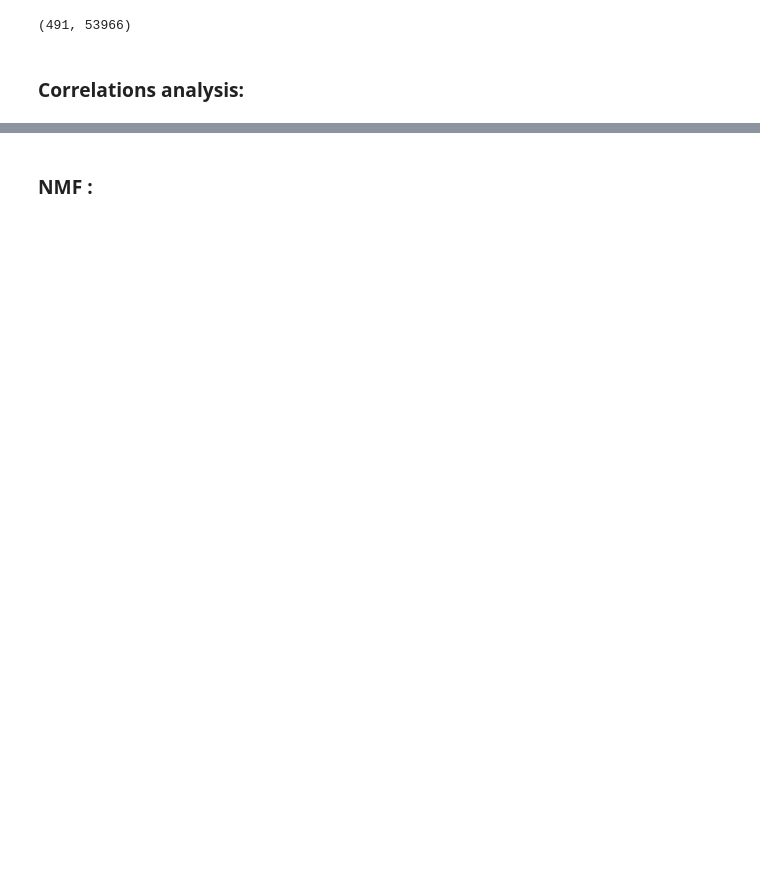
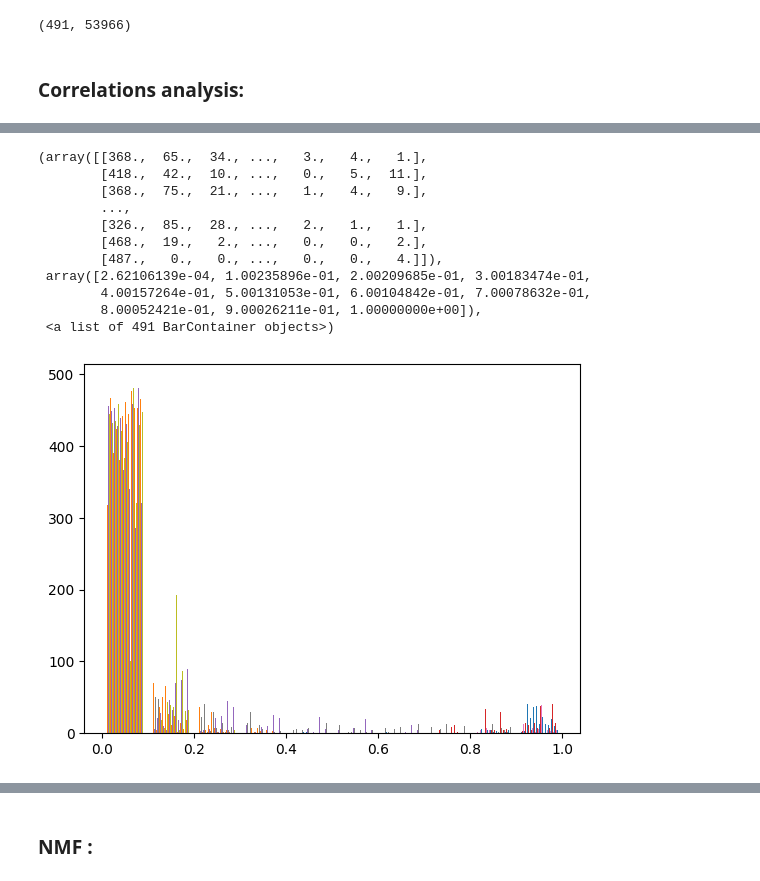
Before and after one commit to Syrinechen/Myeloma-project-draft, a Jupyter notebook: data_analysis.ipynb, the cells around one changed output, grey strips where cells are left out. Cells and saved outputs as stored; diff of their text form; code cells hidden in the pictures; blank space fills up the shorter version.

```diff
--- a/data_analysis.ipynb
+++ b/data_analysis.ipynb
@@ -36,0 +71,15 @@ CorrPatients=np.corrcoef(my_data)
+# %%
+plt.hist(CorrPatients)
+# %% [output]
+(array([[368.,  65.,  34., ...,   3.,   4.,   1.],
+        [418.,  42.,  10., ...,   0.,   5.,  11.],
+        [368.,  75.,  21., ...,   1.,   4.,   9.],
+        ...,
+        [326.,  85.,  28., ...,   2.,   1.,   1.],
+        [468.,  19.,   2., ...,   0.,   0.,   2.],
+        [487.,   0.,   0., ...,   0.,   0.,   4.]]),
+ array([2.62106139e-04, 1.00235896e-01, 2.00209685e-01, 3.00183474e-01,
+        4.00157264e-01, 5.00131053e-01, 6.00104842e-01, 7.00078632e-01,
+        8.00052421e-01, 9.00026211e-01, 1.00000000e+00]),
+ <a list of 491 BarContainer objects>)
+[figure, added]
```
Also changed, not shown: parts of 46 cells of this notebook.
